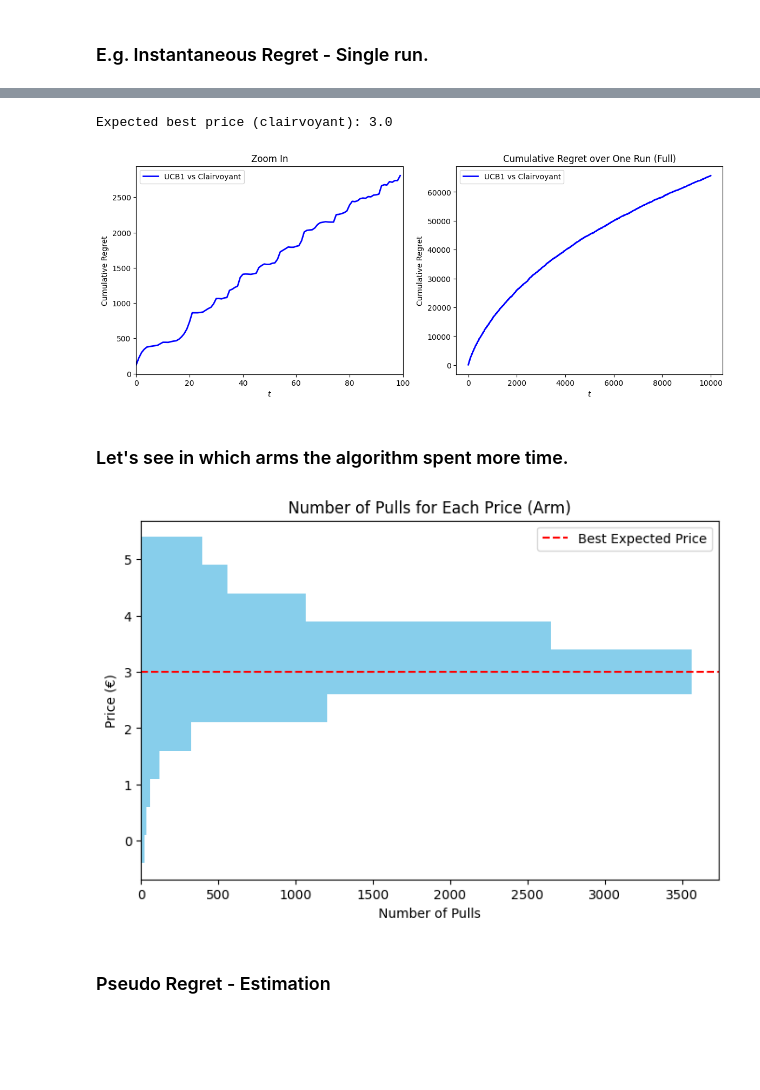
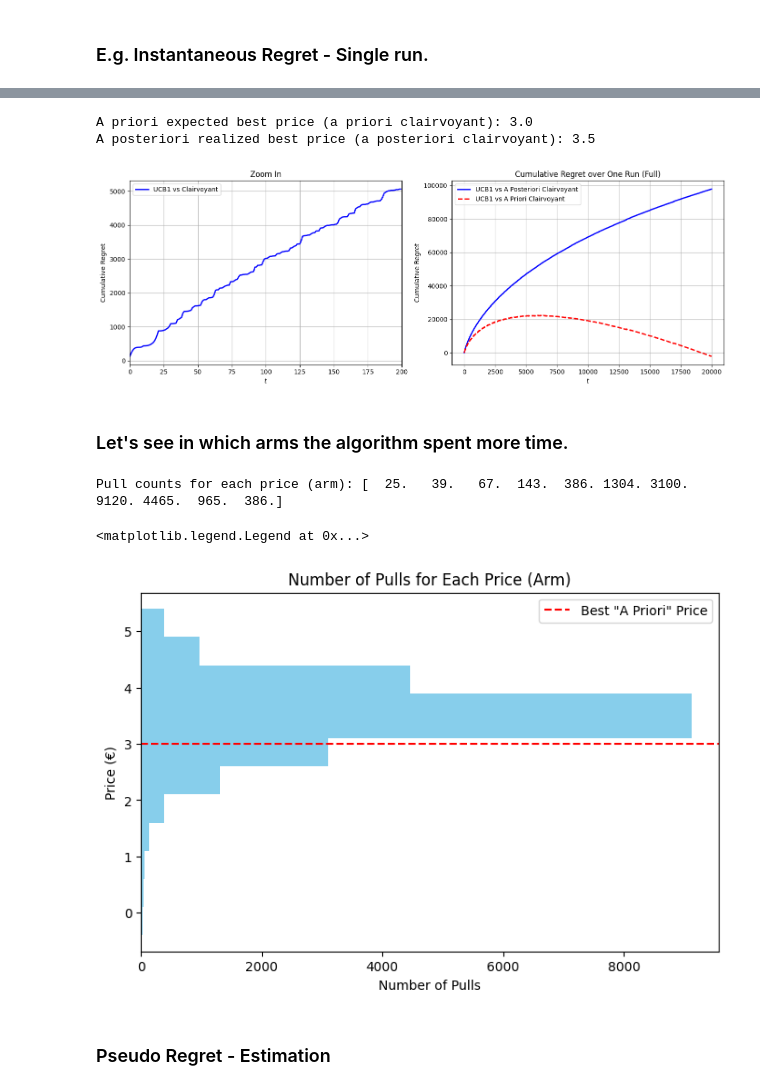
Before and after one commit to peetceenatoo/online-learning, a Jupyter notebook: R1.ipynb, the cells around one changed output, grey strips where cells are left out. Cells and saved outputs as stored; diff of their text form; code cells hidden in the pictures; blank space fills up the shorter version.

Commit message:
Revert "MAJOR FIX - Oops it was not stochastic env kkkk"
This reverts commit 455895e05f0666b539b8e1fce49b680da0cb4a57.

```diff
--- a/R1.ipynb
+++ b/R1.ipynb
@@ -90,3 +83,23 @@ best_expected_profit = expected_profit_vector[best_expected_index]
+# %%
+# --- Initialize Customer Valuations ---
+
+valuations = np.random.normal(loc=value, scale=1.0, size=buyers_per_round)
+
+# --- Environment Setup ---
+
+env = PricingEnvironmentSingleProduct(valuations=valuations, cost=cost)
+
+# Here we show the demand curve after drawing the customers evaluations.
+
+def realized_demand(valuations, p):
+    return np.sum(valuations >= p)
+
+realized_demand_vector = np.array([realized_demand(valuations, p) for p in P])
+realized_profit_vector = (P - cost) * realized_demand_vector
+
+best_realized_index = np.argmax(realized_profit_vector)
+best_realized_price = P[best_realized_index]
+best_realized_profit = realized_profit_vector[best_realized_index]
 # %% [markdown]
 ### Let us visualize our setting.
 # %%
@@ -175,3 +194,0 @@ Set up environment and agent.
-# %%
-# Initialize the stochastic environment
-env = PricingEnvironmentSingleProduct(cost=cost, mean_valuation=value, std_valuation=std_valuation, buyers_per_round=buyers_per_round)
@@ -180,6 +201,7 @@ env = PricingEnvironmentSingleProduct(cost=cost, mean_valuation=value, std_valua
 
 # Compute clairvoyant rewards
 clairvoyant_expected_rewards = np.array([env.round(P[best_expected_index])[1] for _ in range(T)])
+clairvoyant_realized_rewards = np.array([env.round(P[best_realized_index])[1] for _ in range(T)])
 
 # Run UCB1
 ucb_agent = UCB1Agent(K, T, range=R)
@@ -189,56 +211,68 @@ for t in range(T):
     pi_t = ucb_agent.pull_arm()
     p_t = P[pi_t]
     d_t, r_t = env.round(p_t)
     ucb_agent.update(r_t)
     agent_rewards = np.append(agent_rewards, r_t)
     pull_counts[pi_t] += 1
 
 # Compute most played price
 most_played_action = np.argmax(pull_counts)
 most_played_price = P[most_played_action]
 
-# Compute regret
+# Compute realized regret
+realized_regret = np.cumsum(clairvoyant_realized_rewards - agent_rewards)
 expected_regret = np.cumsum(clairvoyant_expected_rewards - agent_rewards)
-print("Expected best price (clairvoyant):", round(best_expected_price, 2))
+
+print("A priori expected best price (a priori clairvoyant):", round(best_expected_price, 2))
+print("A posteriori realized best price (a posteriori clairvoyant):", round(best_realized_price, 2))
 
 # --- Plots ---
 
 zoom_T = int(T * 0.01)
 fig, (ax1, ax2) = plt.subplots(1, 2, figsize=(14, 5), sharex=False)
 
 # Zoom
-ax1.plot(np.arange(zoom_T), expected_regret[:zoom_T], 'b-', linewidth=2, label='UCB1 vs Clairvoyant')
+ax1.plot(np.arange(zoom_T), realized_regret[:zoom_T], 'b-', linewidth=2, label='UCB1 vs Clairvoyant')
 ax1.set_xlim(0, zoom_T)
 ax1.set_title('Zoom In')
 ax1.set_xlabel('$t$')
 ax1.set_ylabel('Cumulative Regret')
 ax1.legend()
+ax1.grid(True)
 
 # Full
-ax2.plot(np.arange(T), expected_regret, 'b-', linewidth=2, label='UCB1 vs Clairvoyant')
+ax2.plot(np.arange(T), realized_regret, 'b-', linewidth=2, label='UCB1 vs A Posteriori Clairvoyant')
+ax2.plot(np.arange(T), expected_regret, 'r--', linewidth=2, label='UCB1 vs A Priori Clairvoyant')
 ax2.set_title('Cumulative Regret over One Run (Full)')
 ax2.set_xlabel('$t$')
 ax2.set_ylabel('Cumulative Regret')
-_ = ax2.legend()
+ax2.legend()
+ax2.grid(True)
+
+plt.tight_layout()
+plt.show()
 # %% [output]
-Expected best price (clairvoyant): 3.0
+A priori expected best price (a priori clairvoyant): 3.0
+A posteriori realized best price (a posteriori clairvoyant): 3.5
-[figure, old version]
+[figure, new version]
 # %% [markdown]
 ### Let's see in which arms the algorithm spent more time.
 # %%
-# --- UCB1 Agent Pull Counts ---
+# Print pull counts
+print("Pull counts for each price (arm):", ucb_agent.N_pulls)
+
+# --- UCB1 Agent ---
 plt.figure(figsize=(8, 5))
-
-# Use P for y-axis to show prices, and N_pulls for x-axis (number of pulls)
-plt.barh(P, ucb_agent.N_pulls, color='skyblue')
-plt.axhline(P[best_expected_index], color='red', linestyle='--', label='Best Expected Price')
+plt.barh(P, ucb_agent.N_pulls, color='skyblue')  # Usa i prezzi come y invece degli indici
+plt.axhline(P[best_expected_index], color='red', linestyle='--', label='Best "A Priori" Price')  # Linea orizzontale al prezzo migliore
 plt.xlabel('Number of Pulls')
 plt.ylabel('Price (€)')
 plt.title('Number of Pulls for Each Price (Arm)')
 plt.legend()
-plt.show()
 # %% [output]
+Pull counts for each price (arm): [  25.   39.   67.  143.  386. 1304. 3100. 9120. 4465.  965.  386.]
+<matplotlib.legend.Legend at 0x...>
-[figure, old version]
+[figure, new version]
 # %% [markdown]
 ### Pseudo Regret - Estimation
 # %% [markdown]
```
Also changed, not shown: parts of 18 cells of this notebook.
